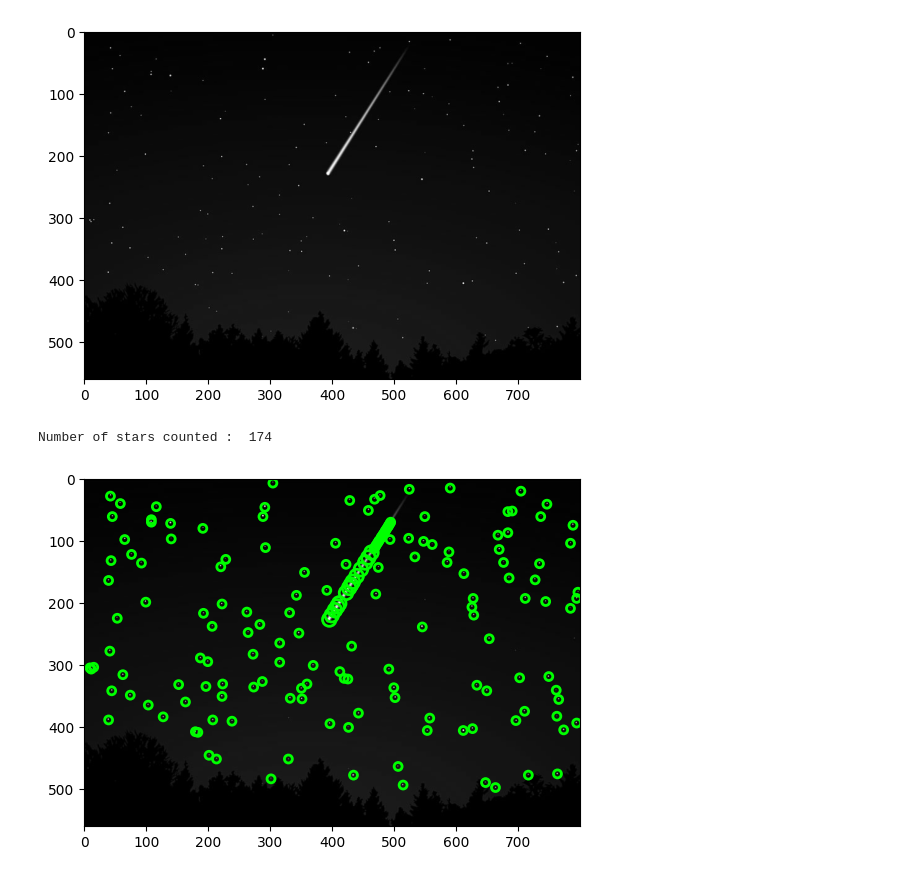
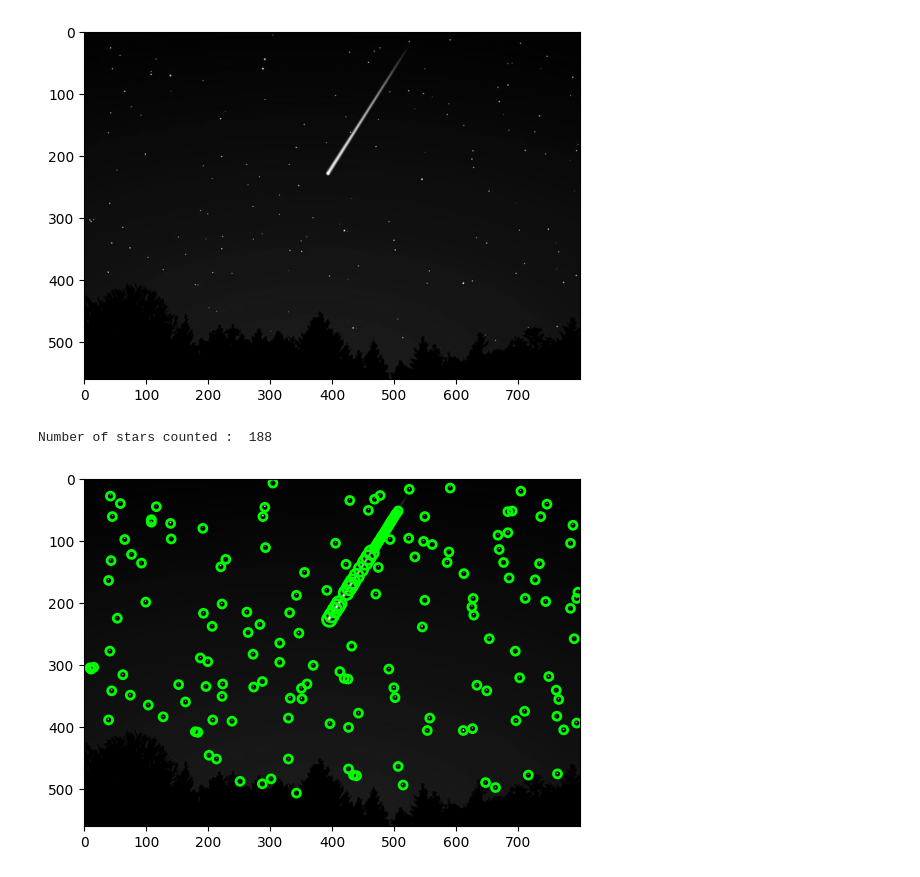
Before and after one commit to JGMIRANDA66/Counbting-Stars, a Jupyter notebook: estrela-cadente.ipynb, the cells around one changed output. Drawn from its saved outputs; the diff is of its cells as text; code cells hidden in the pictures.

```diff
--- a/estrela-cadente.ipynb
+++ b/estrela-cadente.ipynb
@@ -1,32 +1,32 @@
 # %%
 import glob
 from math import sqrt
 
 from matplotlib import pyplot as plt
 from matplotlib import cm
 from skimage import data
 from skimage.color import rgb2gray
 from skimage.feature import blob_dog, blob_doh, blob_log
 from skimage.io import imread
 
 example_file = glob.glob(r"/home/joaogabriel/ImageProcessing/estrela-cadente.jpg")[0]
 im = imread(example_file, as_gray=True)
 plt.imshow(im, cmap=cm.gray)
 plt.show()
 
-blobs_log = blob_log(im, max_sigma=30, num_sigma=10, threshold=.1)
+blobs_log = blob_log(im, max_sigma=30, num_sigma=10, threshold=.06)
 # Compute radii in the 3rd column.
 blobs_log[:, 2] = blobs_log[:, 2] * sqrt(2)
 numrows = len(blobs_log)
 print("Number of stars counted : " ,numrows)
 
 fig, ax = plt.subplots(1, 1)
 plt.imshow(im, cmap=cm.gray)
 for blob in blobs_log:
     y, x, r = blob
     c = plt.Circle((x, y), r+5, color='lime', linewidth=2, fill=False)
     ax.add_patch(c)
 # %% [output]
 [figure]
-Number of stars counted :  174
+Number of stars counted :  188
-[figure, old version]
+[figure, new version]
```
